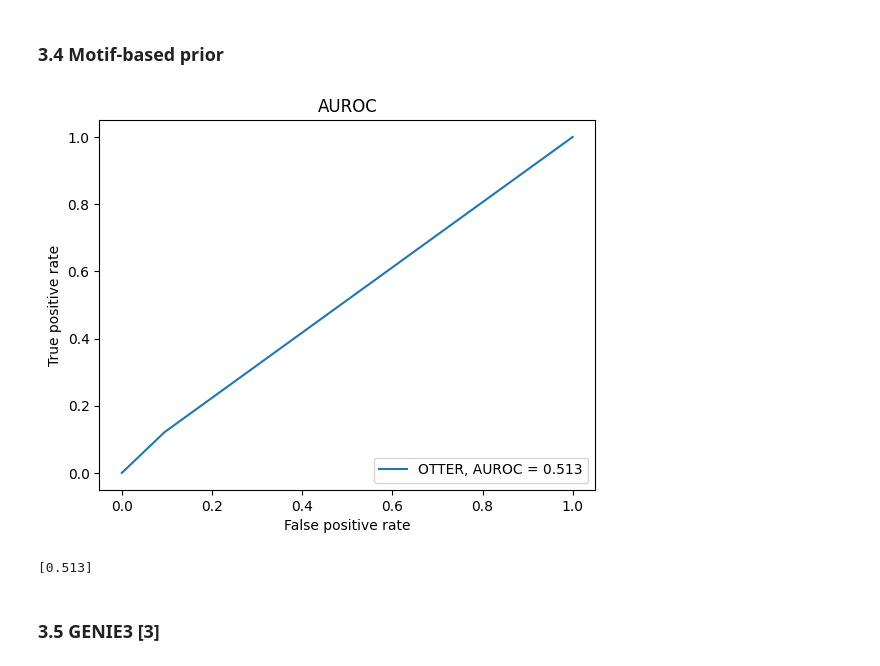
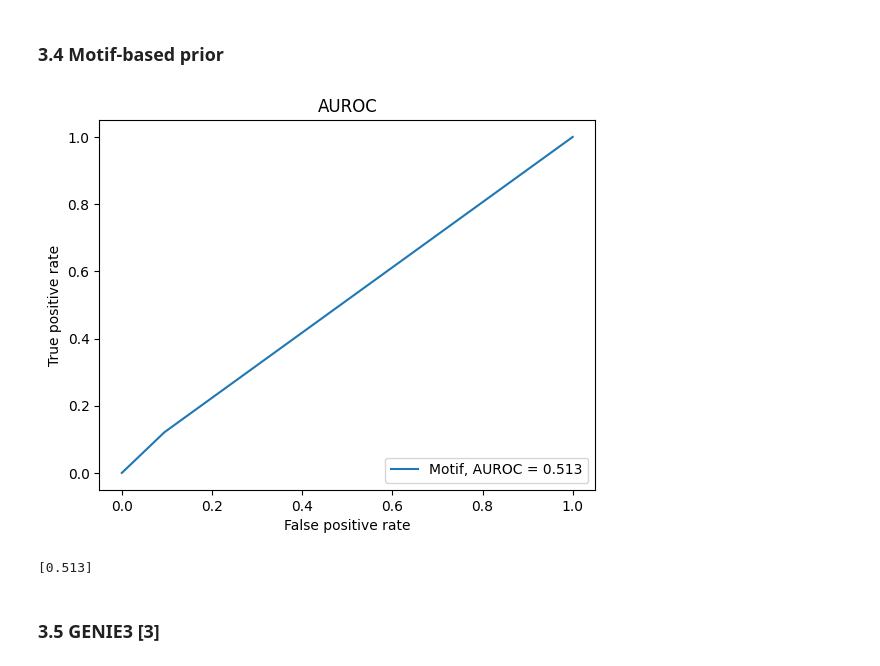
Before and after one commit to soelmicheletti/giraffe, a Jupyter notebook: notebooks/Breast.ipynb, the cells around one changed output. Drawn from its saved outputs; the diff is of its cells as text; code cells hidden in the pictures.

```diff
--- a/notebooks/Breast.ipynb
+++ b/notebooks/Breast.ipynb
@@ -54,9 +61,9 @@ for g in R_panda_raw.index:
 # %% [markdown]
 ### 3.4 Motif-based prior
 # %%
-notebooks.plot_auroc(chip.to_numpy().flatten(), [motif.to_numpy().flatten()], ['OTTER'])
+notebooks.plot_auroc(chip.to_numpy().flatten(), [motif.to_numpy().flatten()], ['Motif'])
 # %% [output]
-[figure, old version]
+[figure, new version]
 [0.513]
 # %% [markdown]
 ### 3.5 GENIE3 [3]
```
Also changed, not shown: parts of 9 cells of this notebook, 13 other files.
